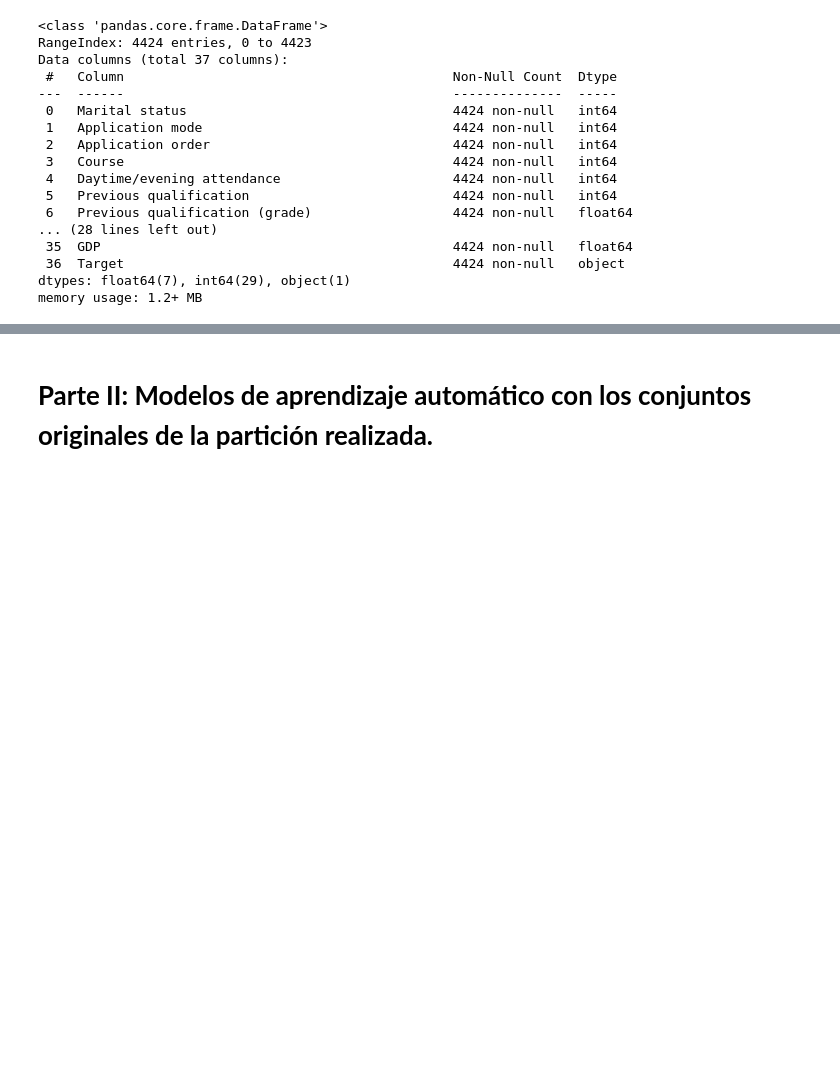
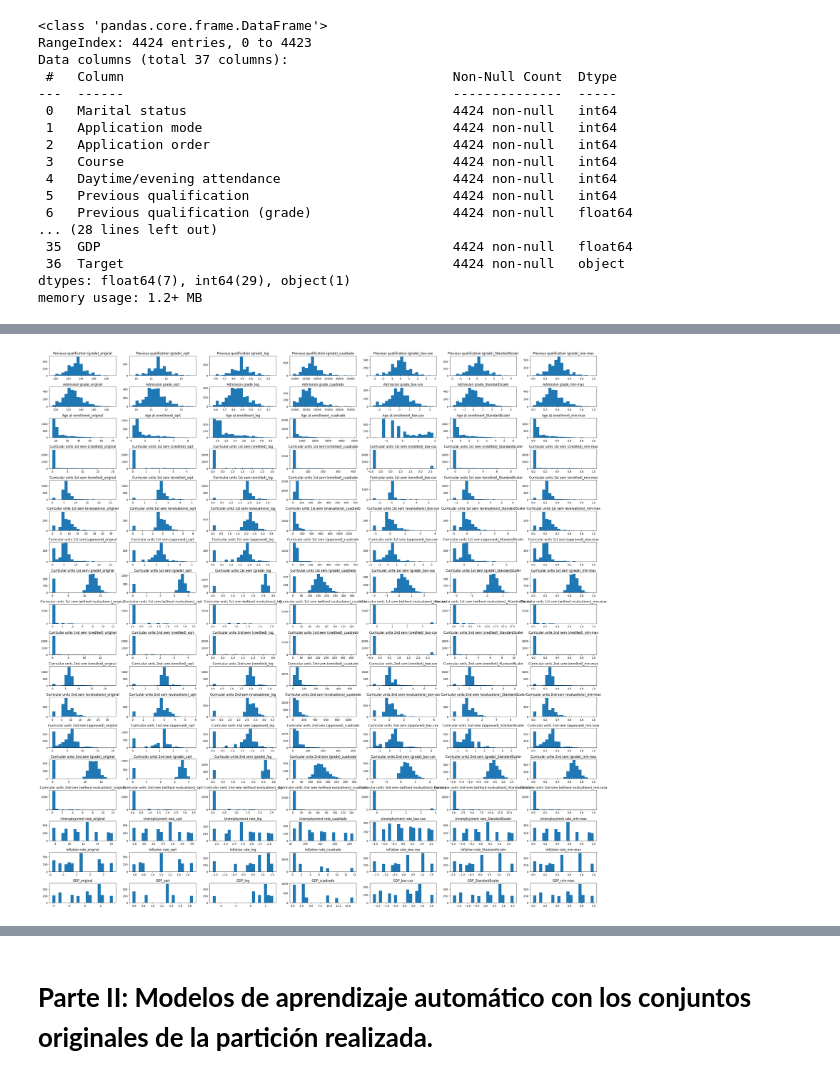
Before and after one commit to VictorD-Bohorquez/MLOps_Project, a Jupyter notebook: notebooks/Students_DropOut_Success_EDA.ipynb, the cells around one changed output, grey strips where cells are left out. Drawn from its saved outputs; the diff is of its cells as text; code cells hidden in the pictures; blank space fills up the shorter version.

```diff
--- a/notebooks/Students_DropOut_Success_EDA.ipynb
+++ b/notebooks/Students_DropOut_Success_EDA.ipynb
@@ -244,0 +252,29 @@ plt.show()
+# %%
+numericos = ['Previous qualification (grade)','Admission grade','Age at enrollment', 'Curricular units 1st sem (credited)', 'Curricular units 1st sem (enrolled)', 'Curricular units 1st sem (evaluations)', 'Curricular units 1st sem (approved)', 'Curricular units 1st sem (grade)', 'Curricular units 1st sem (without evaluations)', 'Curricular units 2nd sem (credited)', 'Curricular units 2nd sem (enrolled)', 'Curricular units 2nd sem (evaluations)', 'Curricular units 2nd sem (approved)', 'Curricular units 2nd sem (grade)', 'Curricular units 2nd sem (without evaluations)', 'Unemployment rate', 'Inflation rate', 'GDP']
+fig, axes = plt.subplots(len(numericos), 7, figsize=(30,30))
+
+def histograma(data, bins, ax, variable):
+  ax.set_title(variable)
+  ax.hist(data, bins=bins)
+
+for i in range(len(numericos)):
+  histograma(Xtrain[numericos[i]],20,axes[i][0], numericos[i]+'_original')
+  histograma(np.sqrt(Xtrain[numericos[i]]),20,axes[i][1], numericos[i]+'_sqrt')
+  histograma(np.log1p(Xtrain[numericos[i]]),20,axes[i][2], numericos[i]+'_log')
+  histograma(np.power(Xtrain[numericos[i]],2),20,axes[i][3], numericos[i]+'_cuadrado')
+  data = Xtrain[numericos[i]]
+  if min(data) < 1:
+    data = Xtrain[numericos[i]] + (abs((min(Xtrain[numericos[i]]))) + 1)
+  box = pd.DataFrame(power_transform(data.to_numpy().reshape(-1, 1),method='box-cox'),columns=[numericos[i]])
+  histograma(box,20,axes[i][4], numericos[i]+'_box-cox')
+  scaler = StandardScaler()
+  standard = pd.DataFrame(scaler.fit_transform(Xtrain[numericos[i]].to_numpy().reshape(-1, 1)))
+  histograma(standard,20,axes[i][5], numericos[i]+'_StandardScaler')
+  scaler = MinMaxScaler()
+  minmax = pd.DataFrame(scaler.fit_transform(Xtrain[numericos[i]].to_numpy().reshape(-1, 1)))
+  histograma(minmax,20,axes[i][6], numericos[i]+'_min-max')
+
+plt.tight_layout()
+plt.show()
+# %% [output]
+[figure, added]
```
Also changed, not shown: parts of 60 cells of this notebook.
